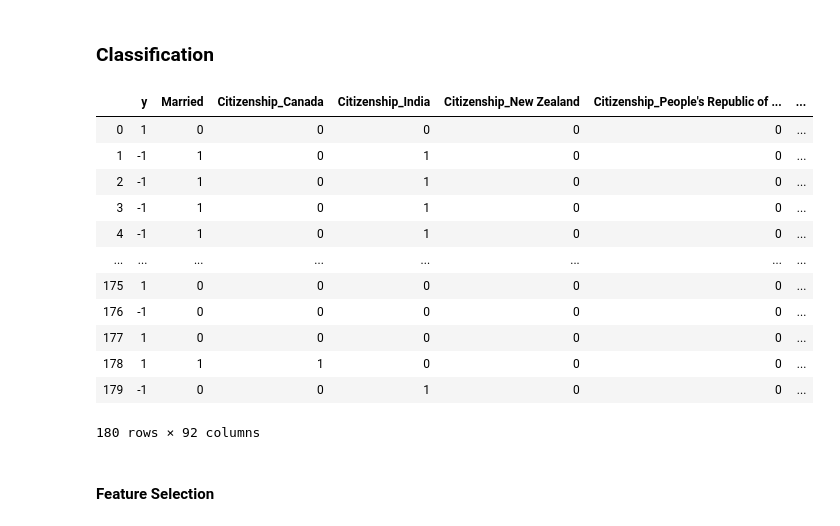
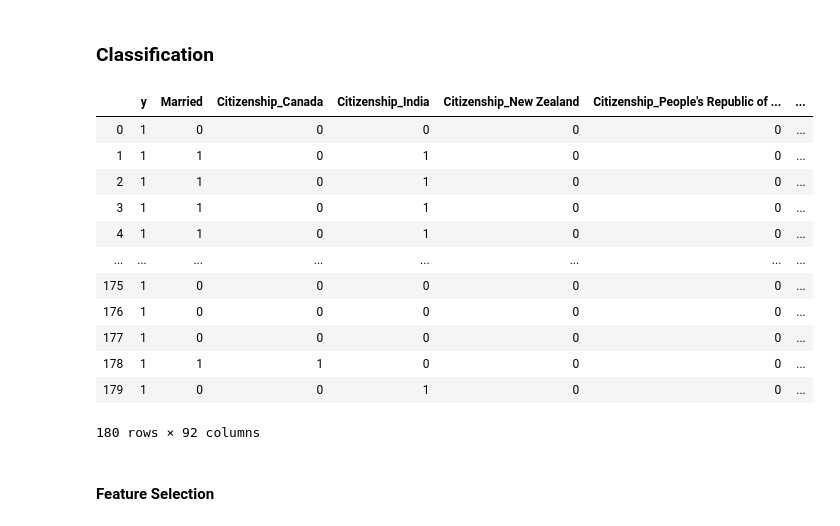
Before and after one commit to k11tqa25/nlp_based_recommender, a Jupyter notebook: neo4j.ipynb, the cells around one changed output. Saved outputs shown, nothing was run; the diff lists cells and outputs as text; code cells hidden in the pictures.

```diff
--- a/neo4j.ipynb
+++ b/neo4j.ipynb
@@ -624,23 +632,23 @@ from sklearn.discriminant_analysis import LinearDiscriminantAnalysis
 from sklearn.naive_bayes import GaussianNB
 # %%
 train_dataset_cat = pd.read_pickle('train_dataset.pkl')
-train_dataset_cat.y = train_dataset_cat.y.apply(lambda x: 1 if x > 0 else -1)
+train_dataset_cat.y = train_dataset_cat.y.apply(lambda x: 1 if x >= 0 else -1)
 test_dataset_cat = pd.read_pickle('test_dataset.pkl')
-test_dataset_cat.y = test_dataset_cat.y.apply(lambda x: 1 if x > 0 else -1)
+test_dataset_cat.y = test_dataset_cat.y.apply(lambda x: 1 if x >= 0 else -1)
 train_dataset_cat
 # %% [output]
 |  | y | Married | Citizenship_Canada | Citizenship_India | Citizenship_New Zealand | Citizenship_People's Republic of ... | ... |
 | 0 | 1 | 0 | 0 | 0 | 0 | 0 | ... |
-| 1 | -1 | 1 | 0 | 1 | 0 | 0 | ... |
-| 2 | -1 | 1 | 0 | 1 | 0 | 0 | ... |
-| 3 | -1 | 1 | 0 | 1 | 0 | 0 | ... |
-| 4 | -1 | 1 | 0 | 1 | 0 | 0 | ... |
+| 1 | 1 | 1 | 0 | 1 | 0 | 0 | ... |
+| 2 | 1 | 1 | 0 | 1 | 0 | 0 | ... |
+| 3 | 1 | 1 | 0 | 1 | 0 | 0 | ... |
+| 4 | 1 | 1 | 0 | 1 | 0 | 0 | ... |
 | ... | ... | ... | ... | ... | ... | ... | ... |
 | 175 | 1 | 0 | 0 | 0 | 0 | 0 | ... |
-| 176 | -1 | 0 | 0 | 0 | 0 | 0 | ... |
+| 176 | 1 | 0 | 0 | 0 | 0 | 0 | ... |
 | 177 | 1 | 0 | 0 | 0 | 0 | 0 | ... |
 | 178 | 1 | 1 | 1 | 0 | 0 | 0 | ... |
-| 179 | -1 | 0 | 0 | 1 | 0 | 0 | ... |
+| 179 | 1 | 0 | 0 | 1 | 0 | 0 | ... |
 180 rows × 92 columns
 # %%
 X_train = train_dataset_cat.values[:,1:]
```
Also changed, not shown: parts of 22 cells of this notebook, 1 other file.
